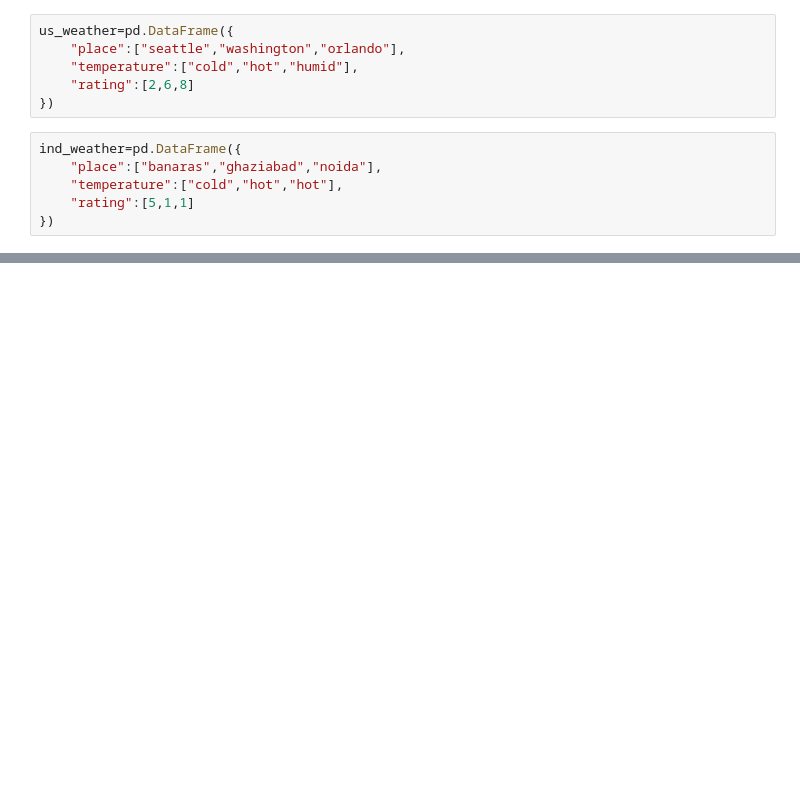
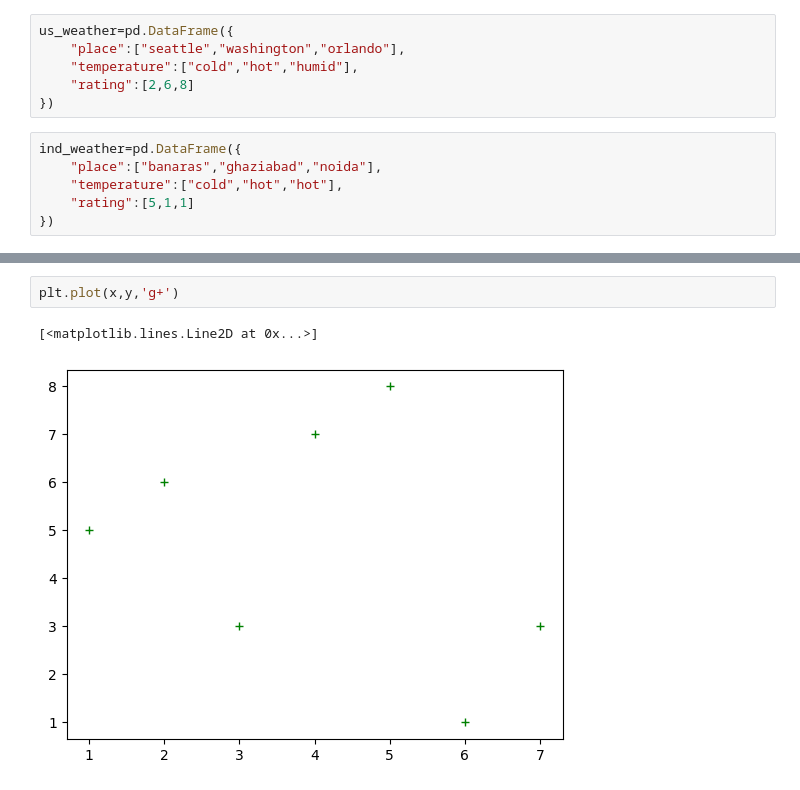
Before and after one commit to idAryan/22_june_25_Data_Science, a Jupyter notebook: Nestle/Nestle.ipynb, the cells around one changed output, grey strips where cells are left out. Cells and saved outputs as stored; diff of their text form; blank space fills up the shorter version.

```diff
--- a/Nestle/Nestle.ipynb
+++ b/Nestle/Nestle.ipynb
@@ -86,0 +94,5 @@ pd.concat([us_weather,ind_weather],ignore_index=True)
+# %%
+plt.plot(x,y,'g+')
+# %% [output]
+[<matplotlib.lines.Line2D at 0x...>]
+[figure, added]
```
Also changed, not shown: parts of 8 cells of this notebook, 3 other files.
